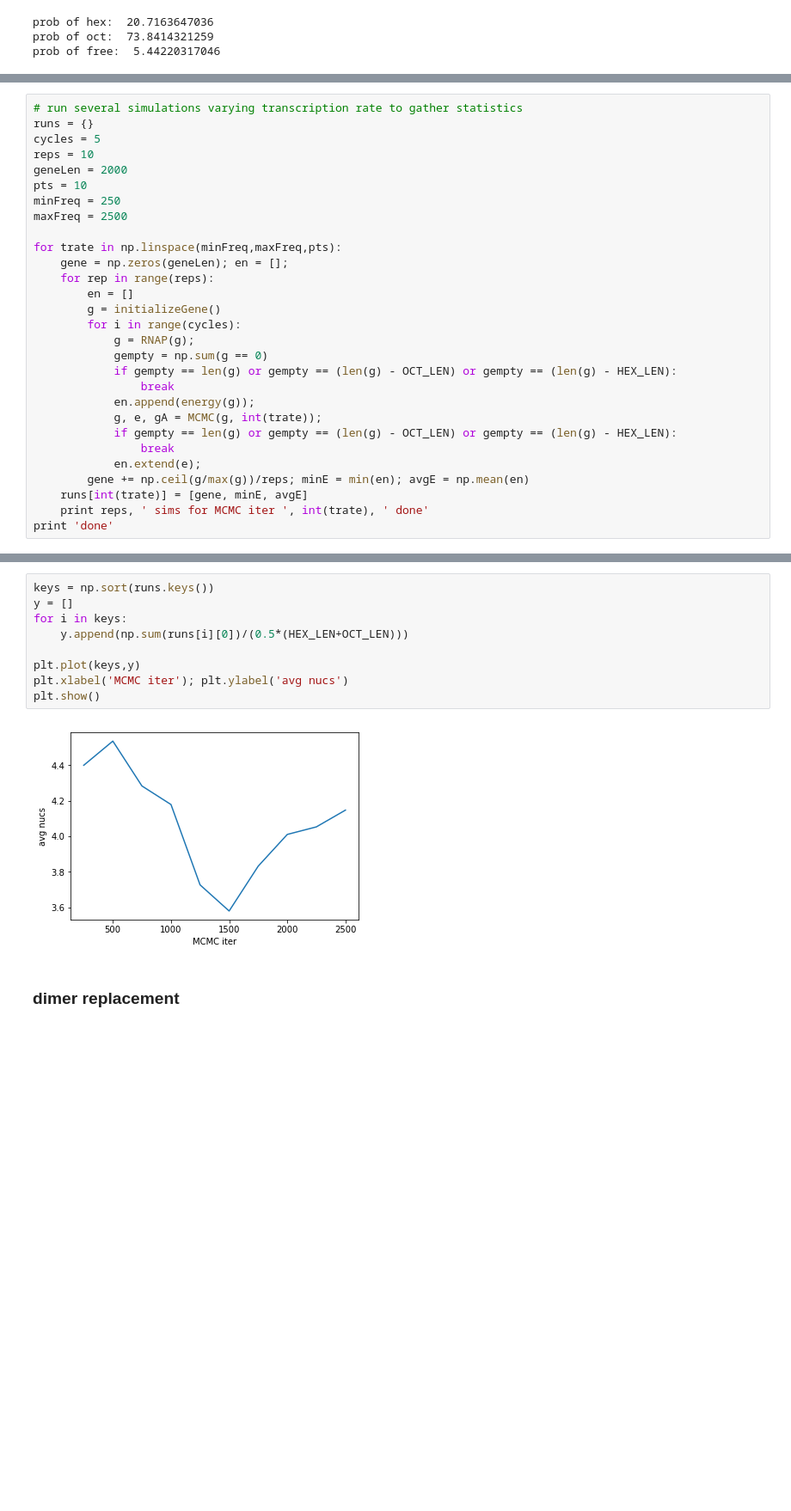
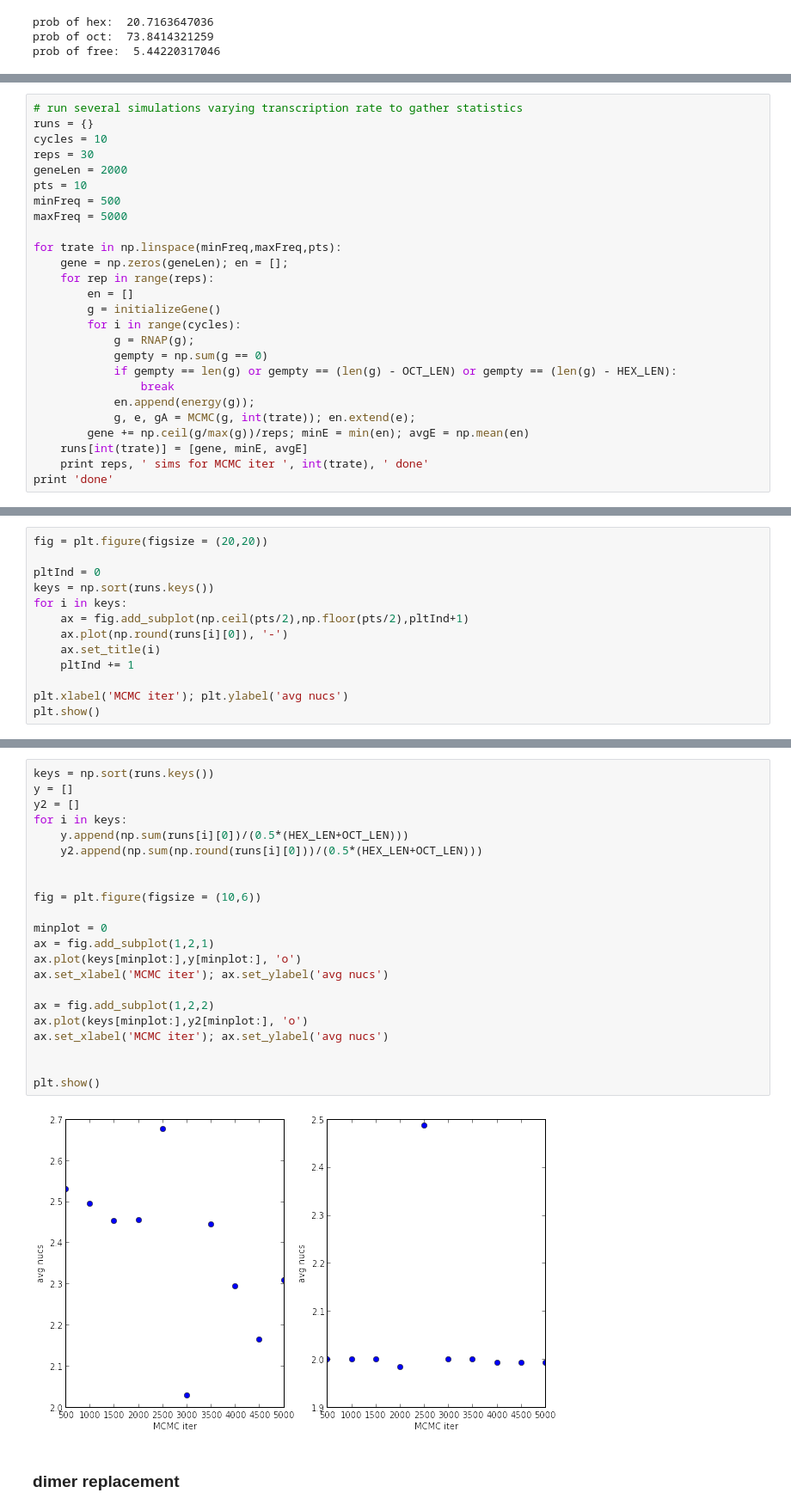
Before and after one commit to npagane/bph, a Jupyter notebook: gal/exonicNucleosomeKinetics.ipynb, the cells around one changed output, grey strips where cells are left out. Shown at 86% size. Cells and saved outputs as stored; diff of their text form; blank space fills up the shorter version.

```diff
--- a/gal/exonicNucleosomeKinetics.ipynb
+++ b/gal/exonicNucleosomeKinetics.ipynb
@@ -433,12 +436,12 @@ plt.show()
 # %%
 # run several simulations varying transcription rate to gather statistics
 runs = {}
-cycles = 5
-reps = 10
+cycles = 10
+reps = 30
 geneLen = 2000
 pts = 10
-minFreq = 250
-maxFreq = 2500
+minFreq = 500
+maxFreq = 5000
 
 for trate in np.linspace(minFreq,maxFreq,pts):
     gene = np.zeros(geneLen); en = [];
@@ -451,10 +454,7 @@ for trate in np.linspace(minFreq,maxFreq,pts):
             if gempty == len(g) or gempty == (len(g) - OCT_LEN) or gempty == (len(g) - HEX_LEN):
                 break
             en.append(energy(g));
-            g, e, gA = MCMC(g, int(trate));
-            if gempty == len(g) or gempty == (len(g) - OCT_LEN) or gempty == (len(g) - HEX_LEN):
-                break
-            en.extend(e);
+            g, e, gA = MCMC(g, int(trate)); en.extend(e);
         gene += np.ceil(g/max(g))/reps; minE = min(en); avgE = np.mean(en)
     runs[int(trate)] = [gene, minE, avgE]
     print reps, ' sims for MCMC iter ', int(trate), ' done'
@@ -523,0 +524,13 @@ plt.show()
+# %%
+fig = plt.figure(figsize = (20,20))
+
+pltInd = 0
+keys = np.sort(runs.keys())
+for i in keys:
+    ax = fig.add_subplot(np.ceil(pts/2),np.floor(pts/2),pltInd+1)
+    ax.plot(np.round(runs[i][0]), '-')
+    ax.set_title(i)
+    pltInd += 1
+
+plt.xlabel('MCMC iter'); plt.ylabel('avg nucs')
+plt.show()
@@ -524,14 +539,27 @@ plt.show()
 # %%
 keys = np.sort(runs.keys())
 y = []
+y2 = []
 for i in keys:
     y.append(np.sum(runs[i][0])/(0.5*(HEX_LEN+OCT_LEN)))
+    y2.append(np.sum(np.round(runs[i][0]))/(0.5*(HEX_LEN+OCT_LEN)))
 
-plt.plot(keys,y)
-plt.xlabel('MCMC iter'); plt.ylabel('avg nucs')
+
+fig = plt.figure(figsize = (10,6))
+
+minplot = 0
+ax = fig.add_subplot(1,2,1)
+ax.plot(keys[minplot:],y[minplot:], 'o')
+ax.set_xlabel('MCMC iter'); ax.set_ylabel('avg nucs')
+
+ax = fig.add_subplot(1,2,2)
+ax.plot(keys[minplot:],y2[minplot:], 'o')
+ax.set_xlabel('MCMC iter'); ax.set_ylabel('avg nucs')
+
+
 plt.show()
 # %% [output]
-[figure, old version]
+[figure, new version]
 # %% [markdown]
 ### dimer replacement
 # %%
```
Also changed, not shown: parts of 21 cells of this notebook.
